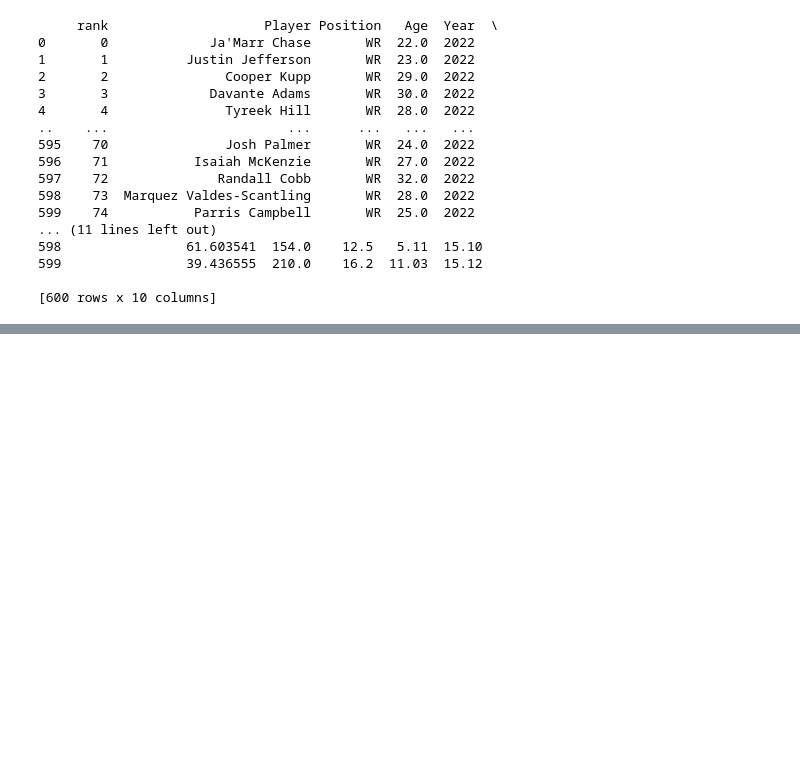
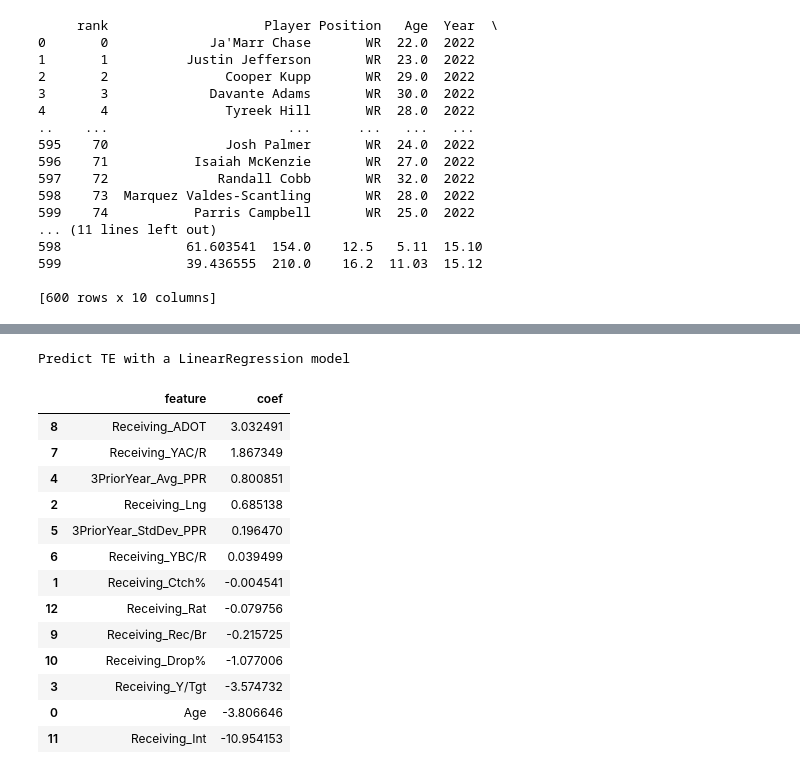
Before and after one commit to mattgilgo/fantasy_football, a Jupyter notebook: models.ipynb, the cells around one changed output, grey strips where cells are left out. Saved outputs shown, nothing was run; the diff lists cells and outputs as text; code cells hidden in the pictures; blank space fills up the shorter version.

```diff
--- a/models.ipynb
+++ b/models.ipynb
@@ -1248,0 +1944,75 @@ wr_combined_projs.to_csv('draft_proj_083022/WR/wr_combined_projs.csv')
+# %%
+#TE model
+from sklearn.preprocessing import MinMaxScaler
+
+master_df = pd.read_csv('data/rolling_avg_data/three_year_avg_df_updated.csv')
+# Separate Datasets by Position
+position = 'TE'
+year_to_project = 2022
+df = master_df[master_df['Position'] == position]
+df = df[['Year','Age','Receiving_Ctch%','Receiving_Lng','Receiving_Y/Tgt','3PriorYear_Avg_PPR','3PriorYear_StdDev_PPR','Receiving_YBC/R','Receiving_YAC/R','Receiving_ADOT','Receiving_Rec/Br','Receiving_Drop%','Receiving_Int','Receiving_Rat','Fantasy_PPR']]
+join_column = 'Receiving_Ctch%'
+
+# Train and test split for test being 2021 data
+df_2019_2021 = df[(df['Year'] <= 2021) & (df['Year'] >= 2019)]
+df_project = df[df['Year'] == year_to_project]
+
+x_2019_2021 = df_2019_2021.drop(['Year','Fantasy_PPR'], axis=1)
+scaler = MinMaxScaler()
+x_2019_2021.replace(np.nan, 0, inplace=True)
+#x_2019_2021 = df.apply(lambda x: x.fillna(x.median()),axis=0)
+scaler.fit(x_2019_2021)
+y_2019_2021 = df_2019_2021[['Fantasy_PPR']]
+
+x_project = df_project.drop(['Year','Fantasy_PPR'], axis=1)
+model = MinMaxScaler()
+x_project.replace(np.nan,0, inplace=True)
+#x_2022 = df.apply(lambda x: x.fillna(x.median()),axis=0)
+model.fit(x_project)
+y_project = df_project[['Fantasy_PPR']]
+
+# ML Model using using fit and predict TE Fantasy Points
+model = LinearRegression()
+model_name = type(model).__name__
+print('Predict '+ position + ' with a '+ model_name + ' model')
+model = model.fit(x_2019_2021,y_2019_2021.values.ravel())
+y_preds = model.predict(x_project)
+
+# Create new dataframe for projections
+player_point_proj = pd.DataFrame({'Age': x_project['Age'], join_column: x_project[join_column], 'Model_Projection_Points': y_preds, 'Actual_Points': y_project['Fantasy_PPR']})
+player_point_proj_wnames = player_point_proj.merge(master_df[['Player', 'Age', 'Position', 'Year', join_column, 'Fantasy_PPR']], how='inner', left_on=['Age', join_column], right_on=['Age', join_column])
+player_point_proj_wnames = player_point_proj_wnames.drop(columns=['Fantasy_PPR'])
+
+# Save dataframes
+import time
+timestr = time.strftime("%Y%m%d-%H%M%S")
+df = player_point_proj_wnames[player_point_proj_wnames["Year"] == year_to_project]
+adp = pd.read_csv('data/fantasy_draft_adp/draft_adp_2022.csv')
+adp = adp.rename({'Name': 'Player'}, axis=1)
+df_w_adp = df.merge(adp, how='left', on='Player')
+df_w_adp = df_w_adp[['Player','Position','Age','Year','Model_Projection_Points','#','StdDev','High','Low']]
+#filename = 'projections/'+str(position)+'/'+str(model_name)+'2022_projections_'+timestr+'.csv'
+filename = 'draft_proj_083022/'+str(position)+'/'+str(model_name)+'2022_projections_'+timestr+'.csv'
+#df_w_adp.to_csv(filename)
+
+d = {'feature': model.feature_names_in_, 'coef': model.coef_}
+feature_importances = pd.DataFrame(data=d)
+# %% [output]
+Predict TE with a LinearRegression model
+# %%
+feature_importances.sort_values('coef', ascending=False)
+# %% [output]
+|  | feature | coef |
+| 8 | Receiving_ADOT | 3.032491 |
+| 7 | Receiving_YAC/R | 1.867349 |
+| 4 | 3PriorYear_Avg_PPR | 0.800851 |
+| 2 | Receiving_Lng | 0.685138 |
+| 5 | 3PriorYear_StdDev_PPR | 0.196470 |
+| 6 | Receiving_YBC/R | 0.039499 |
+| 1 | Receiving_Ctch% | -0.004541 |
+| 12 | Receiving_Rat | -0.079756 |
+| 9 | Receiving_Rec/Br | -0.215725 |
+| 10 | Receiving_Drop% | -1.077006 |
+| 3 | Receiving_Y/Tgt | -3.574732 |
+| 0 | Age | -3.806646 |
+| 11 | Receiving_Int | -10.954153 |
```
Also changed, not shown: parts of 21 cells of this notebook, 8 other files.
